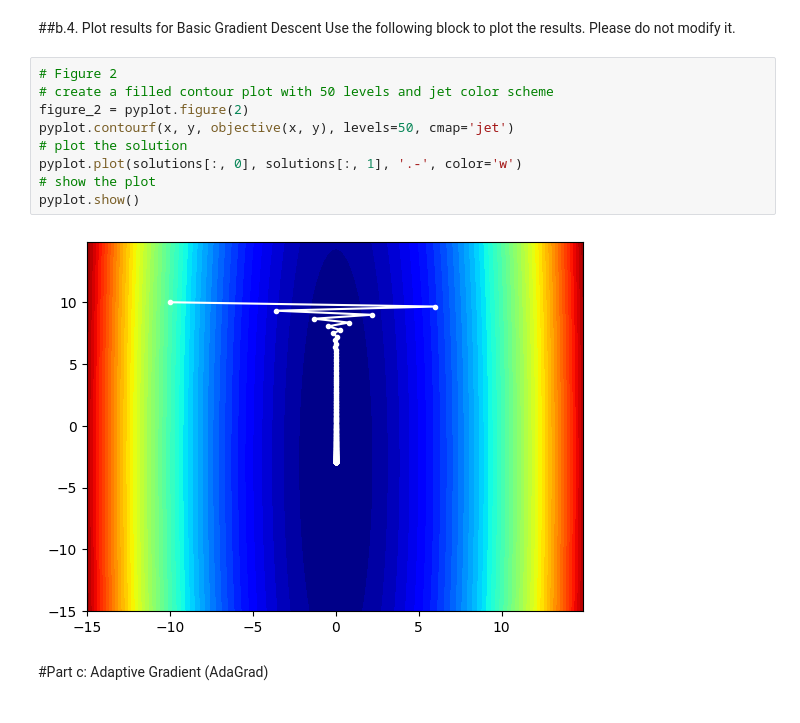
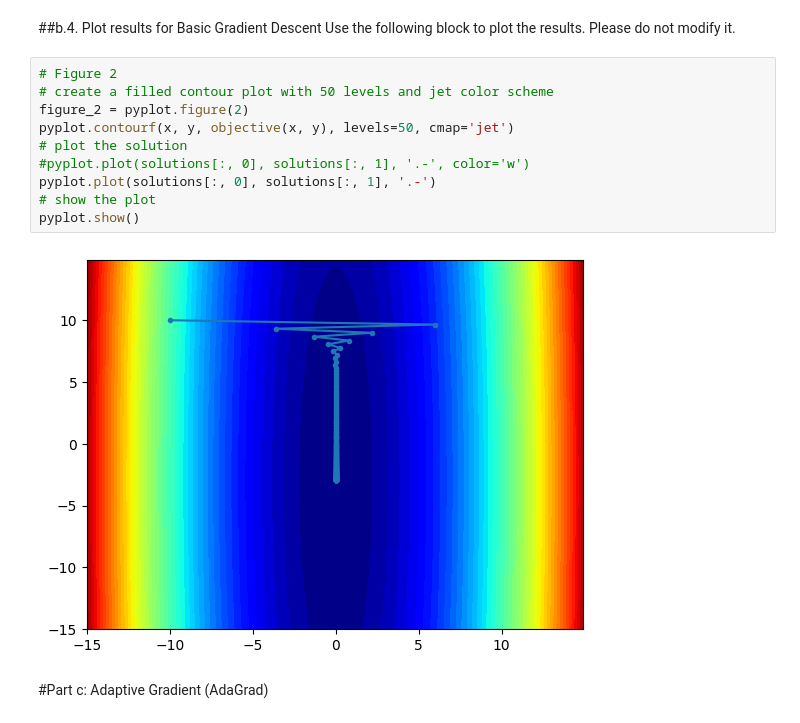
Before and after one commit to charan250498/GD_AdaGrad-Adam, a Jupyter notebook: nonlinear_optimization_question.ipynb, the cells around one changed output. Saved outputs shown, nothing was run; the diff lists cells and outputs as text.

```diff
--- a/nonlinear_optimization_question.ipynb
+++ b/nonlinear_optimization_question.ipynb
@@ -121,14 +121,15 @@ Use the following block to plot the results. Please do not modify it.
 # %%
 # Figure 2
 # create a filled contour plot with 50 levels and jet color scheme
 figure_2 = pyplot.figure(2)
 pyplot.contourf(x, y, objective(x, y), levels=50, cmap='jet')
 # plot the solution
-pyplot.plot(solutions[:, 0], solutions[:, 1], '.-', color='w')
+#pyplot.plot(solutions[:, 0], solutions[:, 1], '.-', color='w')
+pyplot.plot(solutions[:, 0], solutions[:, 1], '.-')
 # show the plot
 pyplot.show()
 # %% [output]
-[figure, old version]
+[figure, new version]
 # %% [markdown]
 #Part c: Adaptive Gradient (AdaGrad)
 # %% [markdown]
```
Also changed, not shown: parts of 5 cells of this notebook.
